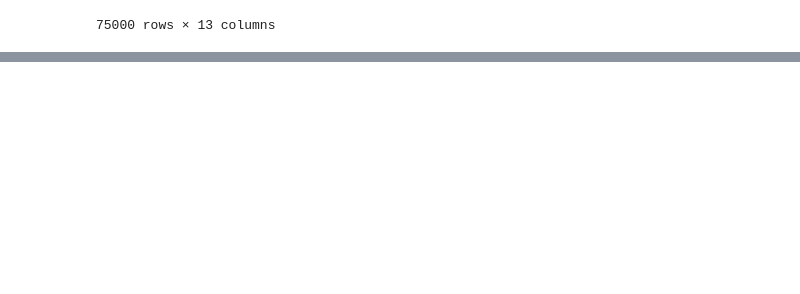
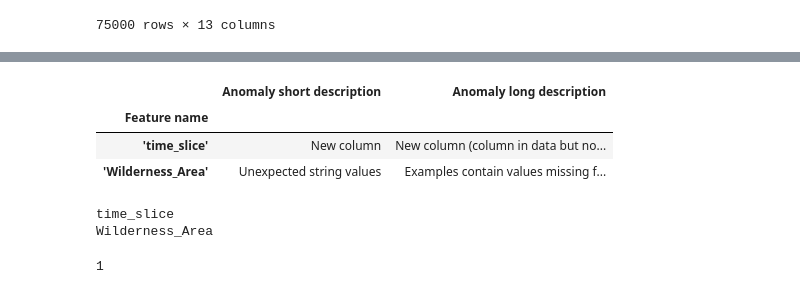
Before and after one commit to jarokaz/drift-monitor, a Jupyter notebook: snippets/sandbox.ipynb, the cells around one changed output, grey strips where cells are left out. Cells and saved outputs as stored; diff of their text form; code cells hidden in the pictures; blank space fills up the shorter version.

```diff
--- a/snippets/sandbox.ipynb
+++ b/snippets/sandbox.ipynb
@@ -170,0 +173,4 @@ tfdv.visualize_statistics(stats)
+# %%
+output_folder = 'gs://mlops-dev-workspace/drift_monitor/output/tf/test'
+# %%
+stats = tfdv.load_statistics(output_folder + '/stats.pb')
@@ -170,0 +196,19 @@ tfdv.visualize_statistics(stats)
+# %%
+anomalies = tfdv.load_anomalies_text(output_folder + '/anomalies.pbtxt')
+# %%
+tfdv.display_anomalies(anomalies)
+# %% [output]
+|  | Anomaly short description | Anomaly long description |
+| Feature name |  |  |
+| 'time_slice' | New column | New column (column in data but no... |
+| 'Wilderness_Area' | Unexpected string values | Examples contain values missing f... |
+# %%
+for key in anomalies.anomaly_info:
+    print(key)
+# %% [output]
+time_slice
+Wilderness_Area
+# %%
+anomalies.anomaly_name_format
+# %% [output]
+1
```
Also changed, not shown: parts of 9 cells of this notebook, 9 other files.
